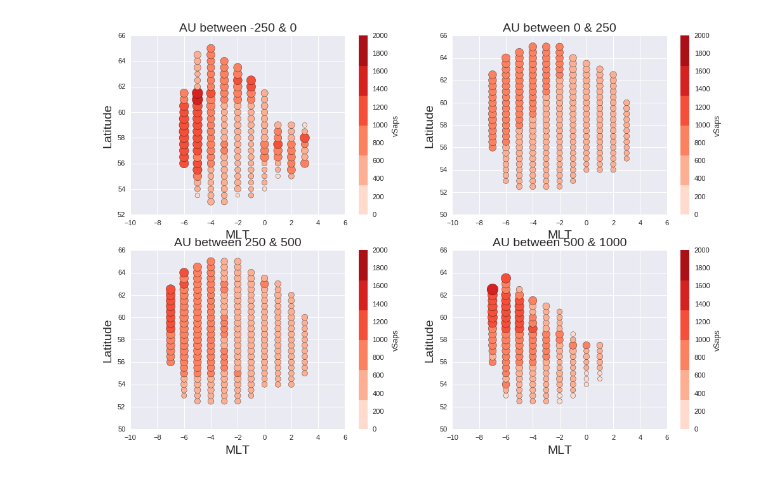
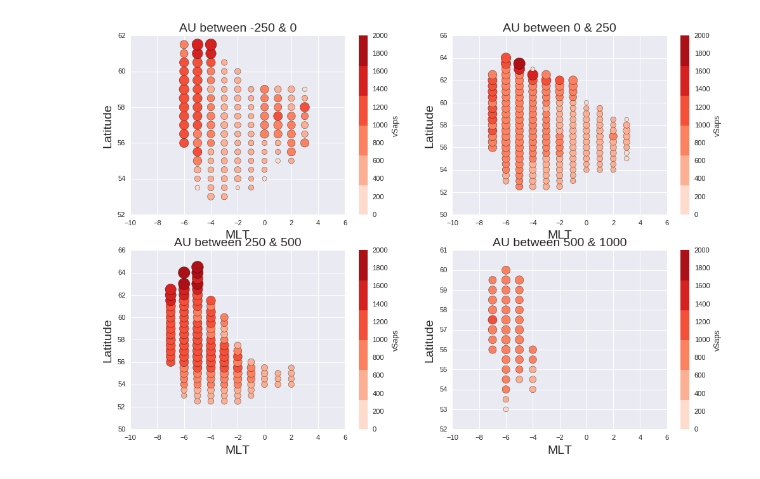
Before and after one commit to bharatreddy/vel-analys, a Jupyter notebook: ipy/dst_au.ipynb, the cells around one changed output. Saved outputs shown, nothing was run; the diff lists cells and outputs as text; code cells hidden in the pictures.

```diff
--- a/ipy/dst_au.ipynb
+++ b/ipy/dst_au.ipynb
@@ -59,9 +59,8 @@ velGmagDF.head()
 | 4 | -4.0 | 60.5 | 578.11 | -15.40 | 7.43 | 12.92 | 20130316 | 508 | 2013-03-16 05:08:00 | 5 | 2013-03-16 05:00:00 | ... |
 # %%
 # Groupby AE bin
-auLocDF = velGmagDF.groupby( [ "AU_bin", "normMLT", "MLAT" ] ).mean().reset_index()
+auLocDF = velGmagDF[ velGmagDF["dst_bin"] == "(-150, -75]" ].groupby( [ "AU_bin", "normMLT", "MLAT" ] ).mean().reset_index()
 auLocDF = auLocDF.dropna().reset_index(drop=True)
-auLocDF.head()
 # Make a comparison plot of the data
 # for prob of occ at diff locs
 # Set up the matplotlib figure
@@ -94,31 +93,31 @@ auSapsMLTLat250.plot( kind='scatter',
               s=auSapsMLTLat250["vSaps"]/10, cmap=seaMap, vmin=0, vmax=2000, ax=ax2)
 ax2.set_xlabel("MLT", fontsize=14)
 ax2.set_ylabel("Latitude", fontsize=14)
 ax2.set_title( "AU between 0 & 250", fontsize=14 )
 ax2.set_xlim([-10., 6.])
 # (500,1000]
 auSapsMLTLat500 = auLocDF[ auLocDF["AU_bin"] == "(250, 500]" ]
 auSapsMLTLat500.plot( kind='scatter',
               x='normMLT',
               y='MLAT',
               c='vSaps',
               s=auSapsMLTLat500["vSaps"]/10, cmap=seaMap, vmin=0, vmax=2000, ax=ax3)
 ax3.set_xlabel("MLT", fontsize=14)
 ax3.set_ylabel("Latitude", fontsize=14)
 ax3.set_title( "AU between 250 & 500", fontsize=14 )
 ax3.set_xlim([-10., 6.])
 # (1000,1500]
 auSapsMLTLat1000 = auLocDF[ auLocDF["AU_bin"] == "(500, 1000]" ]
 auSapsMLTLat1000.plot( kind='scatter',
               x='normMLT',
               y='MLAT',
               c='vSaps',
               s=auSapsMLTLat1000["vSaps"]/10, cmap=seaMap, vmin=0, vmax=2000, ax=ax4)
 ax4.set_xlabel("MLT", fontsize=14)
 ax4.set_ylabel("Latitude", fontsize=14)
 ax4.set_title( "AU between 500 & 1000", fontsize=14 )
 ax4.set_xlim([-10., 6.])
 
 plt.savefig("../figs/allAUBinsVels.pdf",bbox_inches='tight')
 # %% [output]
-[figure, old version]
+[figure, new version]
```
Also changed, not shown: 7 other files.
